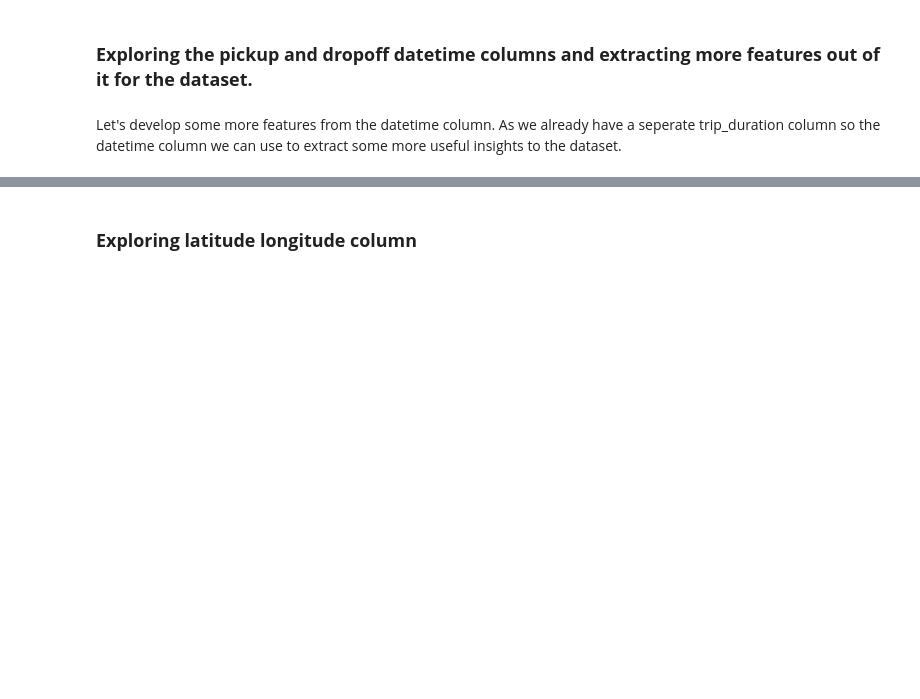
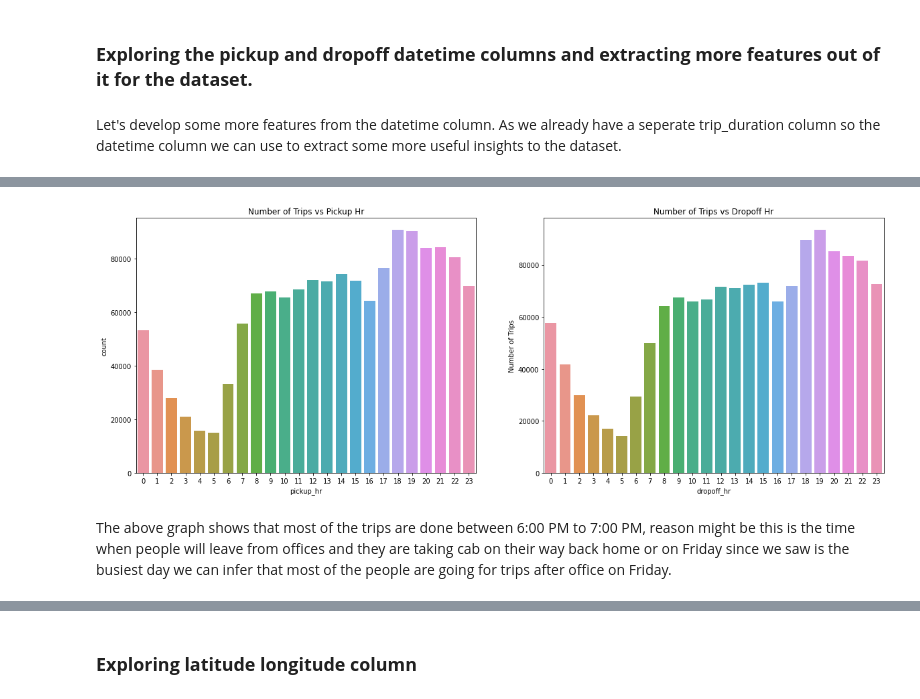
Before and after one commit to Prashant-Shaw/NYC-Taxi-Trip-Time-Prediction, a Jupyter notebook: NYC_Taxi_Trip_Time_Prediction_Capstone_Project.ipynb, the cells around one changed output, grey strips where cells are left out. Drawn from its saved outputs; the diff is of its cells as text; code cells hidden in the pictures; blank space fills up the shorter version.

```diff
--- a/NYC_Taxi_Trip_Time_Prediction_Capstone_Project.ipynb
+++ b/NYC_Taxi_Trip_Time_Prediction_Capstone_Project.ipynb
@@ -286,6 +302,22 @@ nyc_taxi_df['dropoff_day'] = nyc_taxi_df['dropoff_datetime'].dt.day_name()
 #Extracting Hr from datetime to visualize at which time of the day most of the trips are done.
 nyc_taxi_df['pickup_hr'] = nyc_taxi_df['pickup_datetime'].dt.hour
 nyc_taxi_df['dropoff_hr'] = nyc_taxi_df['dropoff_datetime'].dt.hour
+# %%
+#Plotting countplots for pickup_hr and dropoff_hr.
+figure,(fig3,fig4) = plt.subplots(ncols = 2,figsize=(20,7))
+fig3.set_title("Number of Trips vs Pickup Hr")
+ax = sns.countplot(x = 'pickup_hr', data = nyc_taxi_df, ax = fig3)
+ax = plt.xlabel("pickup_hr")
+ax = plt.ylabel("Number of Trips")
+fig4.set_title("Number of Trips vs Dropoff Hr")
+ax = sns.countplot(x = 'dropoff_hr', data = nyc_taxi_df, ax = fig4)
+ax = plt.xlabel("dropoff_hr")
+ax = plt.ylabel("Number of Trips")
+plt.show()
+# %% [output]
+[figure, added]
+# %% [markdown]
+The above graph shows that most of the trips are done between 6:00 PM to 7:00 PM, reason might be this is the time when people will leave from offices and they are taking cab on their way back home or on Friday since we saw is the busiest day we can infer that most of the people are going for trips after office on Friday.
 # %%
 #Function to check at which time of the day (Morning, Afternoon, Evening or Night) trips are done.
 def time_of_day(hr):
```
Also changed, not shown: parts of 12 cells of this notebook.
